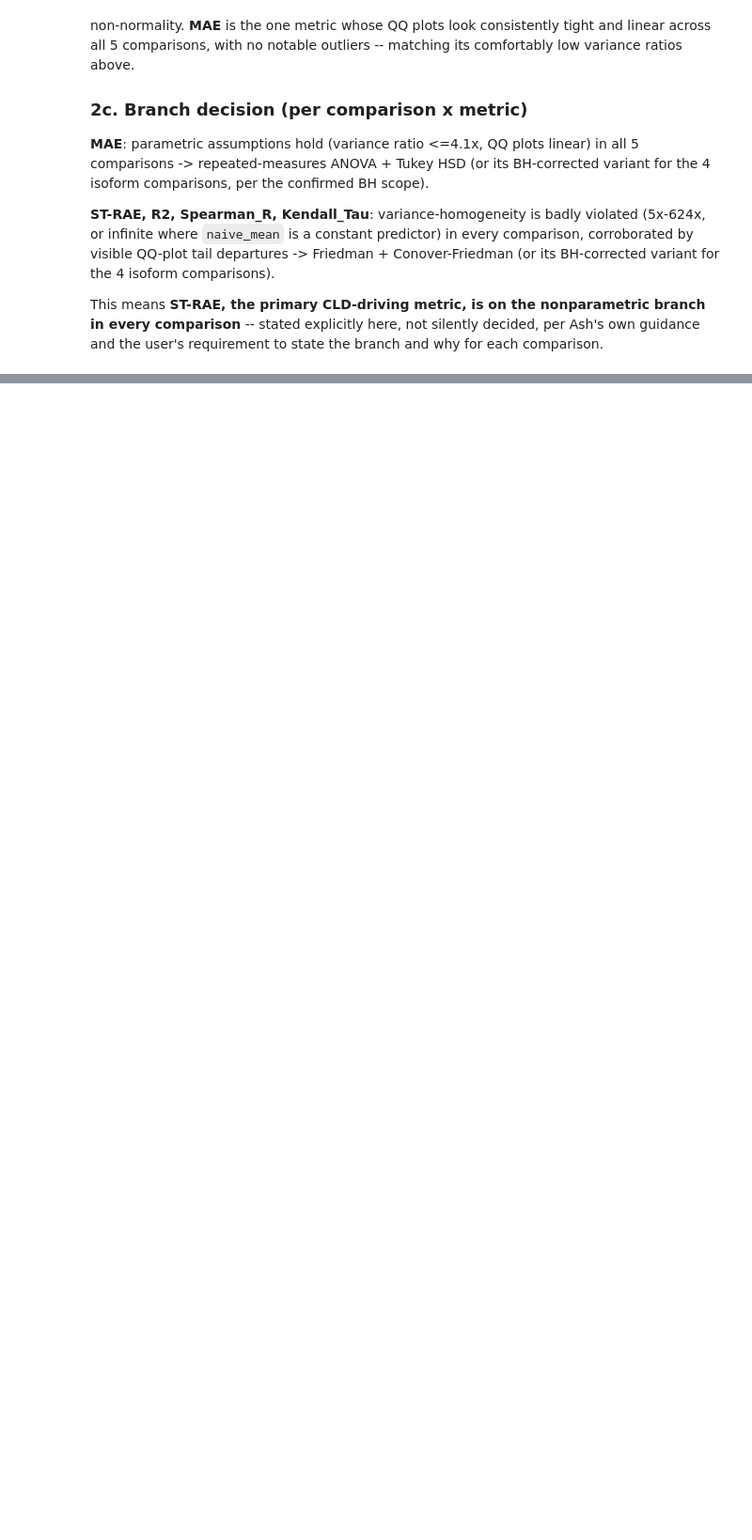
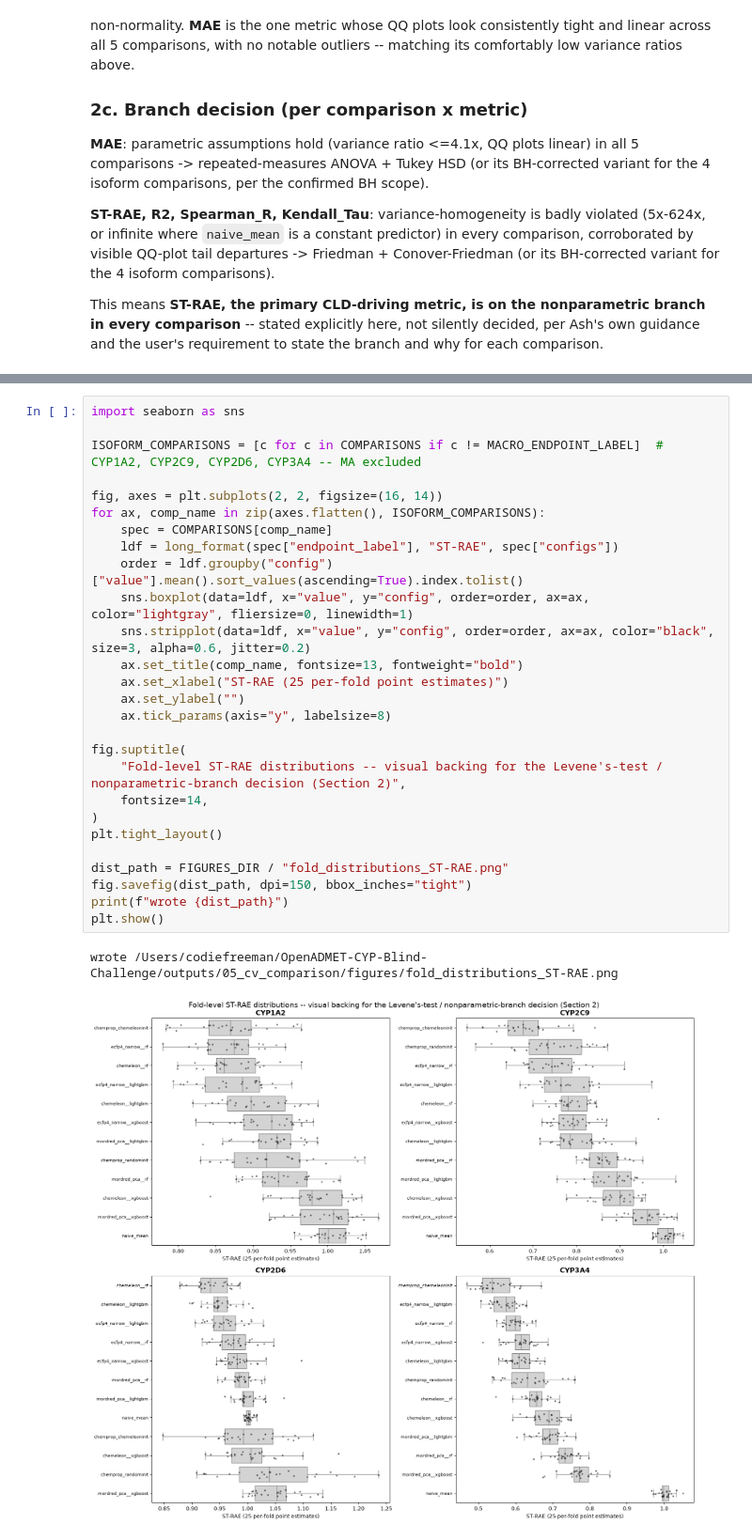
Before and after one commit to codie-freeman/OpenADMET-CYP-Blind-Challenge, a Jupyter notebook: notebooks/05_cv_comparison.ipynb, the cells around one changed output, grey strips where cells are left out. Shown at 94% size. Drawn from its saved outputs; the diff is of its cells as text; blank space fills up the shorter version.

Commit message:
Add new figures to Notebook 05

```diff
--- a/notebooks/05_cv_comparison.ipynb
+++ b/notebooks/05_cv_comparison.ipynb
@@ -504,0 +517,30 @@ guidance and the user's requirement to state the branch and why for each compari
+# %%
+import seaborn as sns
+
+ISOFORM_COMPARISONS = [c for c in COMPARISONS if c != MACRO_ENDPOINT_LABEL]  # CYP1A2, CYP2C9, CYP2D6, CYP3A4 -- MA excluded
+
+fig, axes = plt.subplots(2, 2, figsize=(16, 14))
+for ax, comp_name in zip(axes.flatten(), ISOFORM_COMPARISONS):
+    spec = COMPARISONS[comp_name]
+    ldf = long_format(spec["endpoint_label"], "ST-RAE", spec["configs"])
+    order = ldf.groupby("config")["value"].mean().sort_values(ascending=True).index.tolist()
+    sns.boxplot(data=ldf, x="value", y="config", order=order, ax=ax, color="lightgray", fliersize=0, linewidth=1)
+    sns.stripplot(data=ldf, x="value", y="config", order=order, ax=ax, color="black", size=3, alpha=0.6, jitter=0.2)
+    ax.set_title(comp_name, fontsize=13, fontweight="bold")
+    ax.set_xlabel("ST-RAE (25 per-fold point estimates)")
+    ax.set_ylabel("")
+    ax.tick_params(axis="y", labelsize=8)
+
+fig.suptitle(
+    "Fold-level ST-RAE distributions -- visual backing for the Levene's-test / nonparametric-branch decision (Section 2)",
+    fontsize=14,
+)
+plt.tight_layout()
+
+dist_path = FIGURES_DIR / "fold_distributions_ST-RAE.png"
+fig.savefig(dist_path, dpi=150, bbox_inches="tight")
+print(f"wrote {dist_path}")
+plt.show()
+# %% [output]
+wrote /Users/codiefreeman/OpenADMET-CYP-Blind-Challenge/outputs/05_cv_comparison/figures/fold_distributions_ST-RAE.png
+[figure, added]
```
Also changed, not shown: parts of 19 cells of this notebook, 5 other files.
